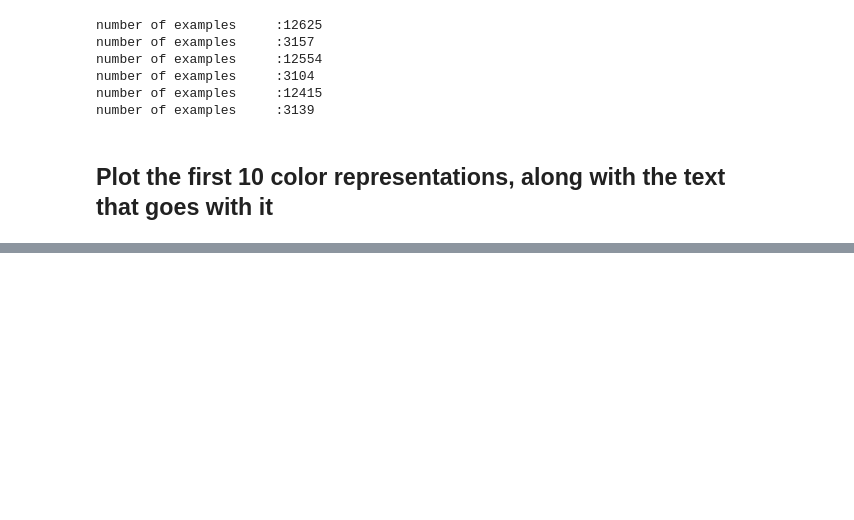
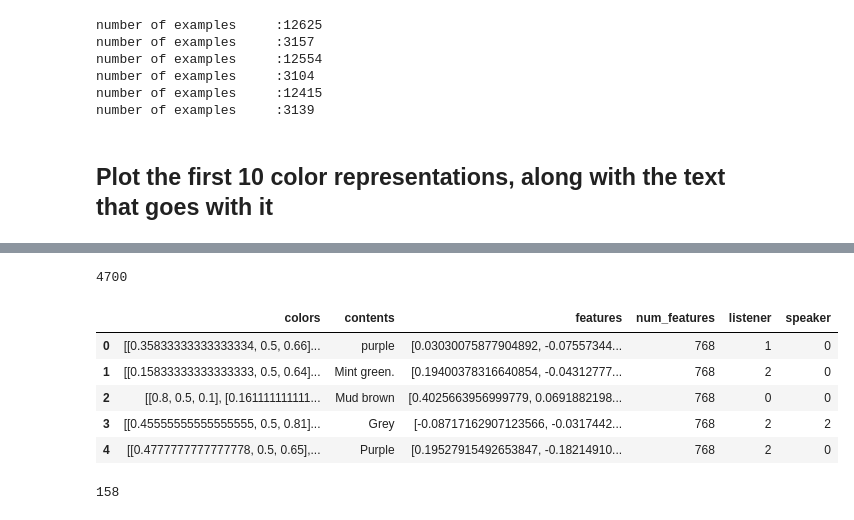
Before and after one commit to jamesonl/reasoning-for-free, a Jupyter notebook: color_fit.ipynb, the cells around one changed output, grey strips where cells are left out. Saved outputs shown, nothing was run; the diff lists cells and outputs as text; code cells hidden in the pictures; blank space fills up the shorter version.

```diff
--- a/color_fit.ipynb
+++ b/color_fit.ipynb
@@ -130,0 +232,27 @@ visualize(far_train_ds,range(0,10))
+# %%
+from transformers import pipeline
+
+# the feature extraction pipeline can be used to extract generic, publicly available HF models
+
+# pipeline = pipeline('feature-extraction', model='xlnet-base-cased')
+pipeline = pipeline('feature-extraction', model='gpt2')
+
+# tokenization may lead to different output structures depending upon how the model ingests the
+data = pipeline(examples[ex].contents)
+# %%
+len(examples[::10])
+# %% [output]
+4700
+# %%
+import pandas as pd
+
+examples_vals = [(x.colors, x.contents, np.array(np.mean(pipeline(x.contents), axis=1)[0]), len(np.array(np.mean(pipeline(x.contents), axis=1)[0])), x._get_target_index('listener'), x._get_target_index('speaker')) for x in far_examples]
+ex_pd = pd.DataFrame(examples_vals, columns=['colors', 'contents', 'features', 'num_features', 'listener', 'speaker'])
+ex_pd.head()
+# %% [output]
+|  | colors | contents | features | num_features | listener | speaker |
+| 0 | [[0.35833333333333334, 0.5, 0.66]... | purple | [0.03030075877904892, -0.07557344... | 768 | 1 | 0 |
+| 1 | [[0.15833333333333333, 0.5, 0.64]... | Mint green. | [0.19400378316640854, -0.04312777... | 768 | 2 | 0 |
+| 2 | [[0.8, 0.5, 0.1], [0.161111111111... | Mud brown | [0.4025663956999779, 0.0691882198... | 768 | 0 | 0 |
+| 3 | [[0.45555555555555555, 0.5, 0.81]... | Grey | [-0.08717162907123566, -0.0317442... | 768 | 2 | 2 |
+| 4 | [[0.4777777777777778, 0.5, 0.65],... | Purple | [0.19527915492653847, -0.18214910... | 768 | 2 | 0 |
@@ -130,0 +261,4 @@ visualize(far_train_ds,range(0,10))
+# %%
+len(examples_vals)
+# %% [output]
+158
```
Also changed, not shown: parts of 16 cells of this notebook, 6 other files.
